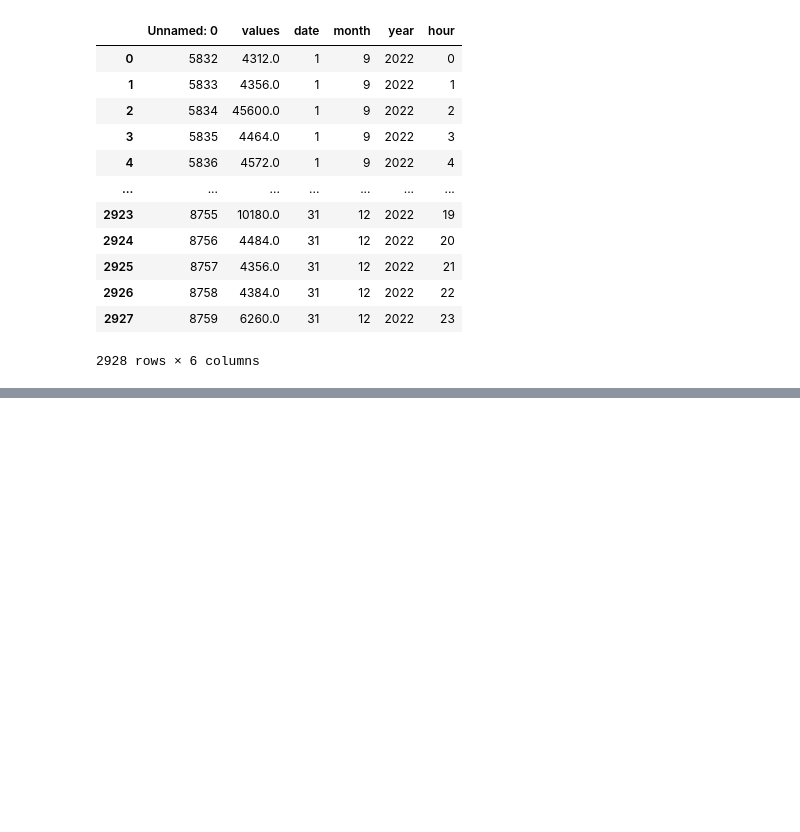
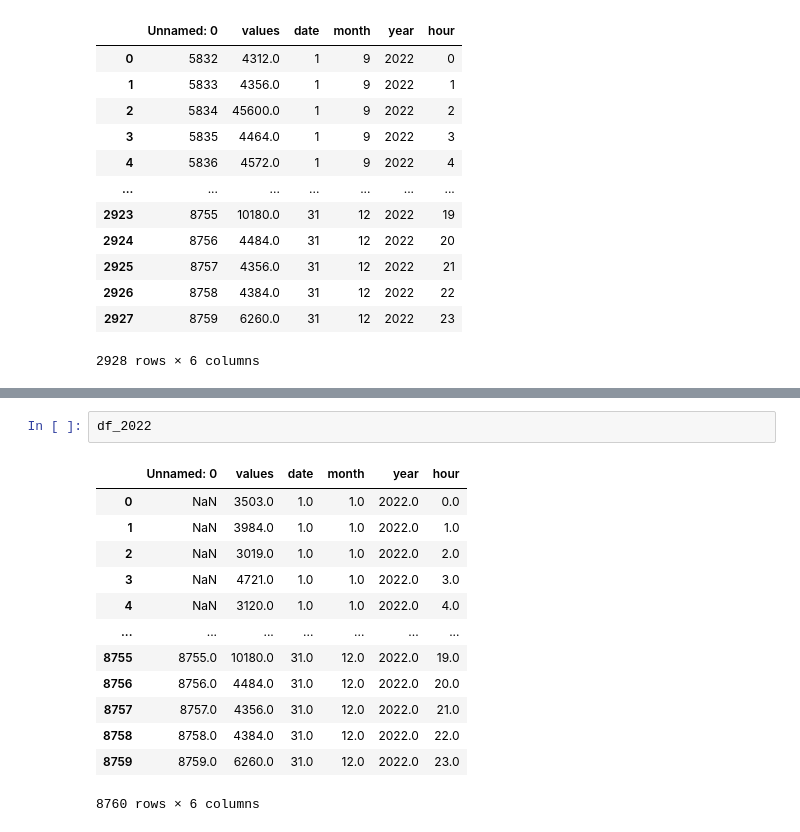
Before and after one commit to deevyansh/Power-Consumption-Pattern, a Jupyter notebook: NO/NO_extrapolation.ipynb, the cells around one changed output, grey strips where cells are left out. Saved outputs shown, nothing was run; the diff lists cells and outputs as text; blank space fills up the shorter version.

```diff
--- a/NO/NO_extrapolation.ipynb
+++ b/NO/NO_extrapolation.ipynb
@@ -67,0 +131,16 @@ df_2022
+# %%
+df_2022
+# %% [output]
+|  | Unnamed: 0 | values | date | month | year | hour |
+| 0 | NaN | 3503.0 | 1.0 | 1.0 | 2022.0 | 0.0 |
+| 1 | NaN | 3984.0 | 1.0 | 1.0 | 2022.0 | 1.0 |
+| 2 | NaN | 3019.0 | 1.0 | 1.0 | 2022.0 | 2.0 |
+| 3 | NaN | 4721.0 | 1.0 | 1.0 | 2022.0 | 3.0 |
+| 4 | NaN | 3120.0 | 1.0 | 1.0 | 2022.0 | 4.0 |
+| ... | ... | ... | ... | ... | ... | ... |
+| 8755 | 8755.0 | 10180.0 | 31.0 | 12.0 | 2022.0 | 19.0 |
+| 8756 | 8756.0 | 4484.0 | 31.0 | 12.0 | 2022.0 | 20.0 |
+| 8757 | 8757.0 | 4356.0 | 31.0 | 12.0 | 2022.0 | 21.0 |
+| 8758 | 8758.0 | 4384.0 | 31.0 | 12.0 | 2022.0 | 22.0 |
+| 8759 | 8759.0 | 6260.0 | 31.0 | 12.0 | 2022.0 | 23.0 |
+8760 rows × 6 columns
```
Also changed, not shown: parts of 11 cells of this notebook, 11 other files.
